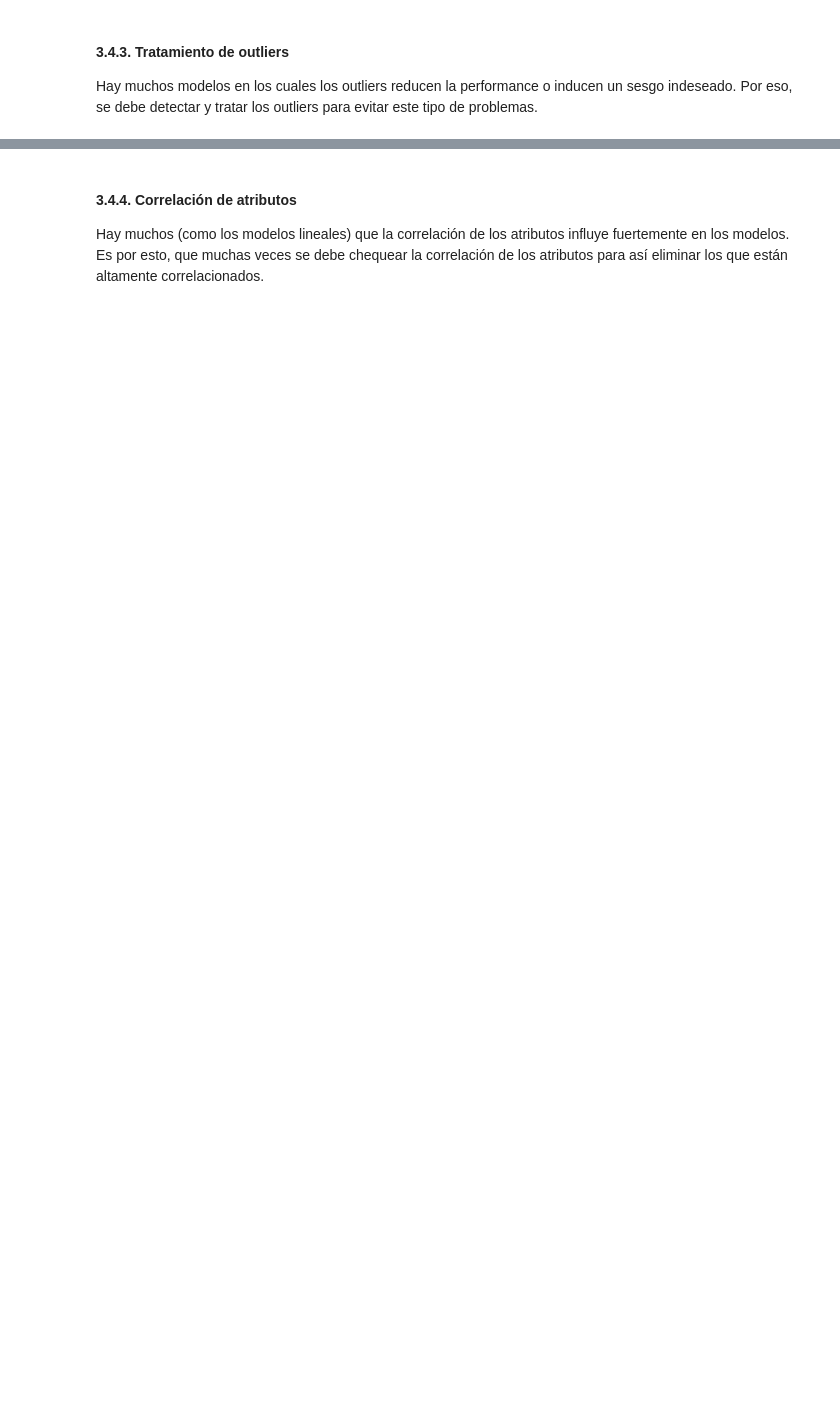
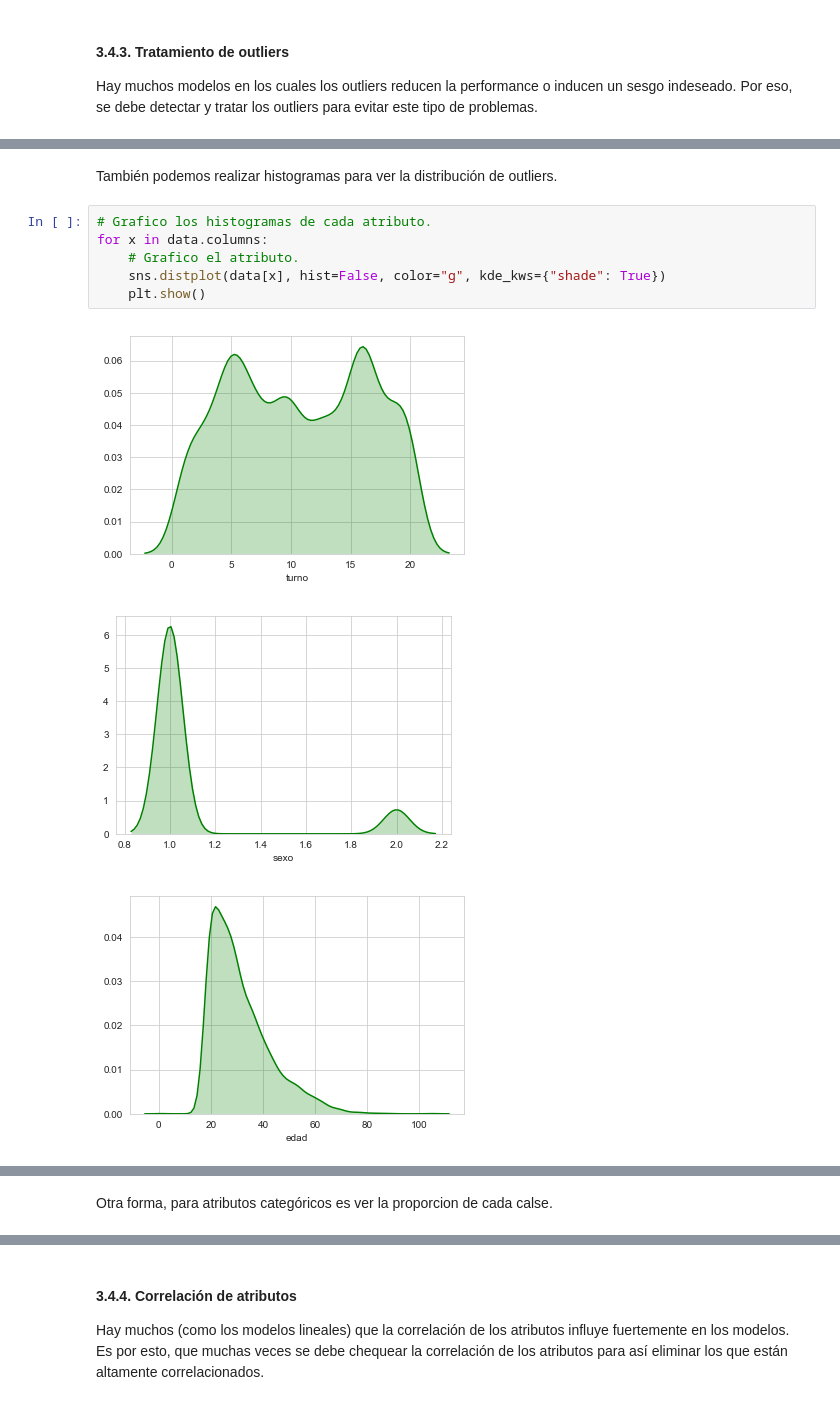
Before and after one commit to brunomaso1/ml-porfolio, a Jupyter notebook: content/posts/jupyter-notebooks/2018/Voy_preso_o_no_analisis_dataset_penal2016_python.ipynb, the cells around one changed output, grey strips where cells are left out. Saved outputs shown, nothing was run; the diff lists cells and outputs as text; blank space fills up the shorter version.

```diff
--- a/content/posts/jupyter-notebooks/2018/Voy_preso_o_no_analisis_dataset_penal2016_python.ipynb
+++ b/content/posts/jupyter-notebooks/2018/Voy_preso_o_no_analisis_dataset_penal2016_python.ipynb
@@ -943,0 +966,12 @@ Hay muchos modelos en los cuales los outliers reducen la performance o inducen u
+# %% [markdown]
+También podemos realizar histogramas para ver la distribución de outliers.
+# %%
+# Grafico los histogramas de cada atributo.
+for x in data.columns:
+    # Grafico el atributo.
+    sns.distplot(data[x], hist=False, color="g", kde_kws={"shade": True})
+    plt.show()
+# %% [output]
+[figure, added]
+[figure, added]
+[figure, added]
@@ -943,0 +982,2 @@ Hay muchos modelos en los cuales los outliers reducen la performance o inducen u
+# %% [markdown]
+Otra forma, para atributos categóricos es ver la proporcion de cada calse.
```
Also changed, not shown: parts of 21 cells of this notebook, 1 other file.
